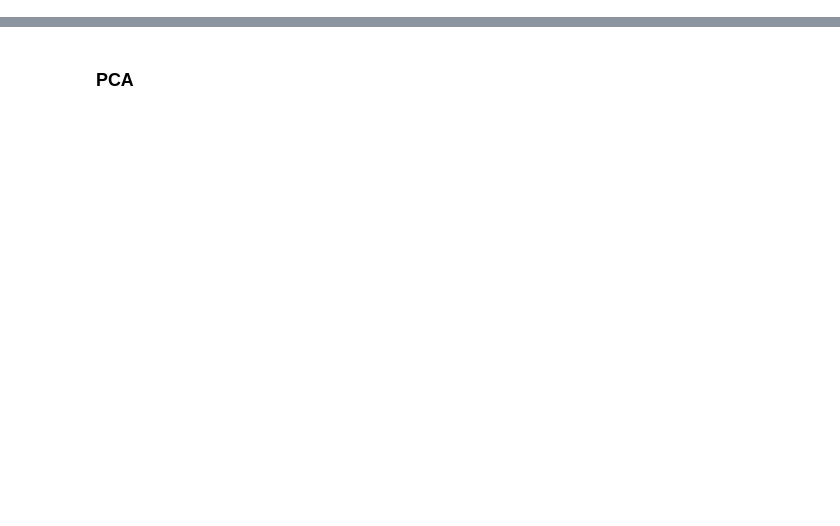
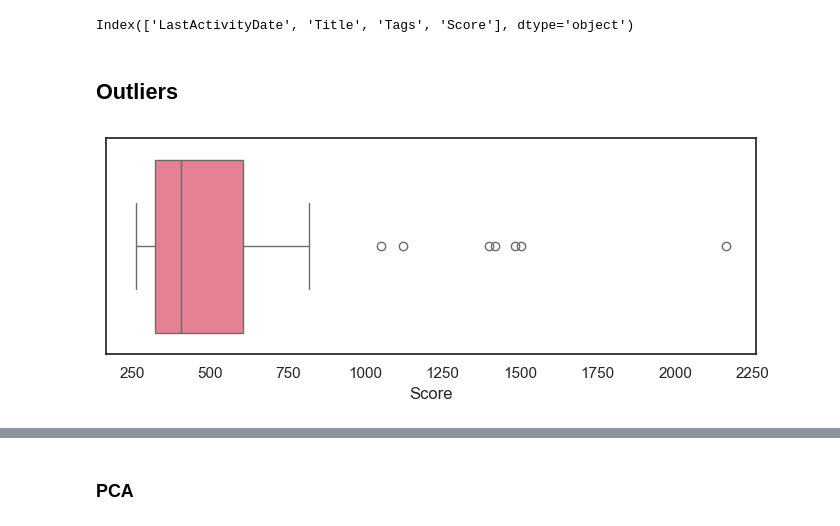
Before and after one commit to Randasabag/Projet-5-ML, a Jupyter notebook: Projet-5-ML/P5_Word2Vec.ipynb, the cells around one changed output, grey strips where cells are left out. Cells and saved outputs as stored; diff of their text form; code cells hidden in the pictures; blank space fills up the shorter version.

Commit message:
last push

```diff
--- a/Projet-5-ML/P5_Word2Vec.ipynb
+++ b/Projet-5-ML/P5_Word2Vec.ipynb
@@ -75,0 +70,3 @@ df_net
+# %%
+df=pd.read_csv('/Users/randaalsabbagh/Desktop/MACHINE_LEARNING/P5/QueryResultsP5.csv', sep=',')
+df.head()
@@ -75,0 +134,18 @@ df_net
+# %%
+df.columns
+# %% [output]
+Index(['LastActivityDate', 'Title', 'Tags', 'Score'], dtype='object')
+# %% [markdown]
+## Outliers
+# %%
+# Visualisation des outliers
+plt.figure(figsize=(7, 3))
+sns.set(style="white", palette="husl")
+sns.boxplot(data=df, x='Score')
+
+# Espacement entre les graphiques
+plt.tight_layout()
+
+plt.savefig("boxplots_outliers.png")
+# %% [output]
+[figure, added]
```
Also changed, not shown: parts of 93 cells of this notebook, 4 other files.
